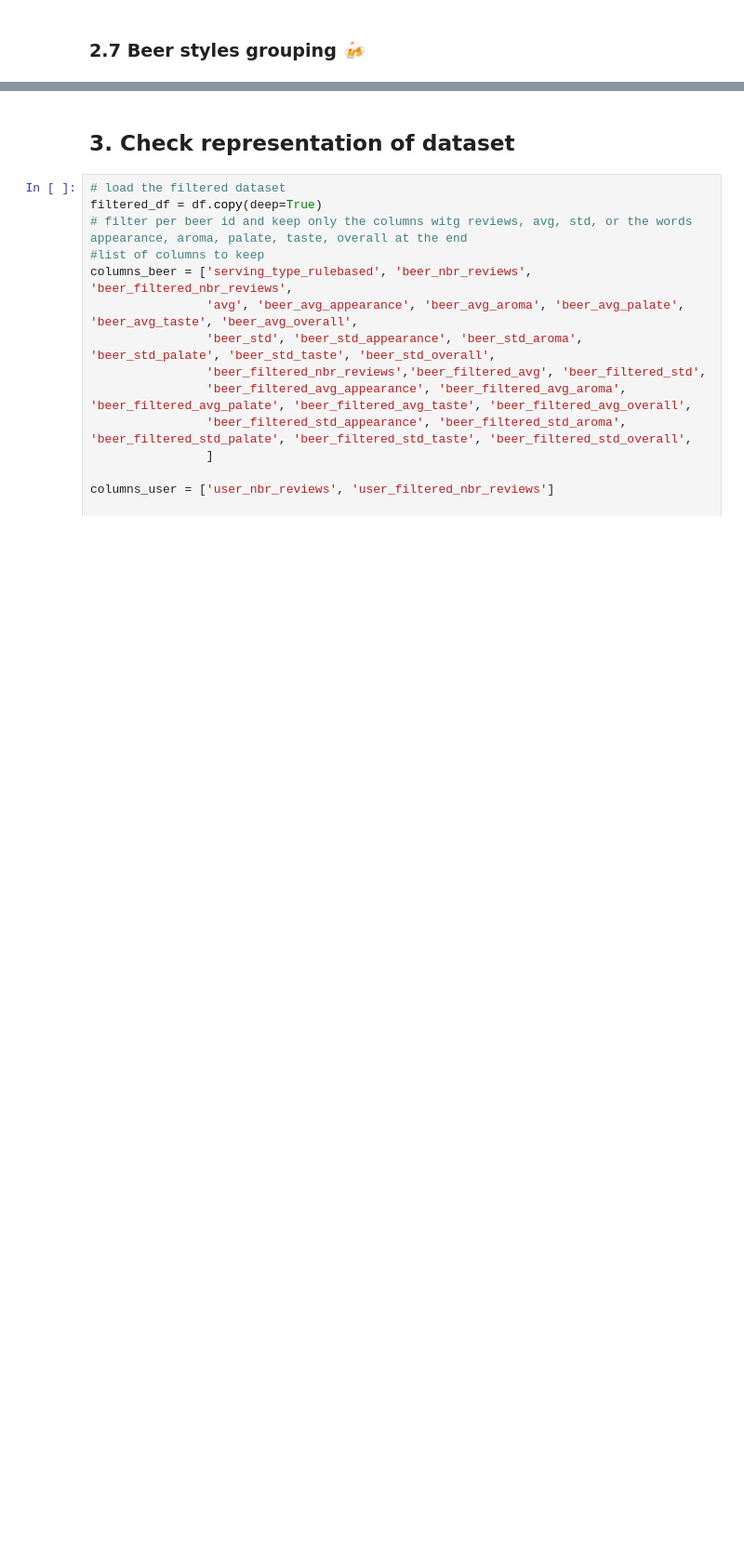
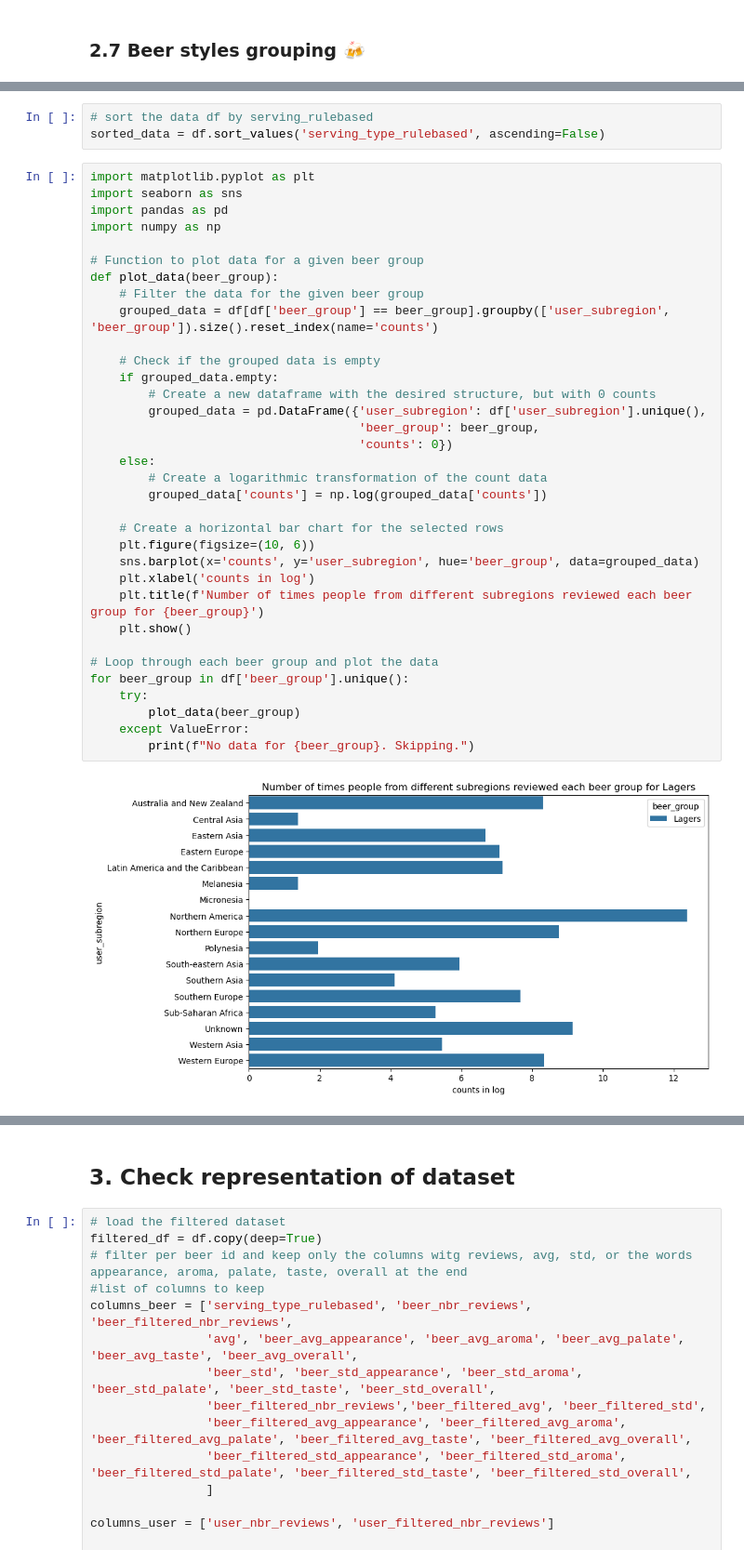
Before and after one commit to epfl-ada/ada-2023-project-beeradaventure46, a Jupyter notebook: Milestone_2.ipynb, the cells around one changed output, grey strips where cells are left out. Shown at 93% size. Drawn from its saved outputs; the diff is of its cells as text; blank space fills up the shorter version.

```diff
--- a/Milestone_2.ipynb
+++ b/Milestone_2.ipynb
@@ -1253,0 +1410,39 @@ plt.show()
+# %%
+# sort the data df by serving_rulebased
+sorted_data = df.sort_values('serving_type_rulebased', ascending=False)
+# %%
+import matplotlib.pyplot as plt
+import seaborn as sns
+import pandas as pd
+import numpy as np
+
+# Function to plot data for a given beer group
+def plot_data(beer_group):
+    # Filter the data for the given beer group
+    grouped_data = df[df['beer_group'] == beer_group].groupby(['user_subregion', 'beer_group']).size().reset_index(name='counts')
+
+    # Check if the grouped data is empty
+    if grouped_data.empty:
+        # Create a new dataframe with the desired structure, but with 0 counts
+        grouped_data = pd.DataFrame({'user_subregion': df['user_subregion'].unique(),
+                                     'beer_group': beer_group,
+                                     'counts': 0})
+    else:
+        # Create a logarithmic transformation of the count data
+        grouped_data['counts'] = np.log(grouped_data['counts'])
+
+    # Create a horizontal bar chart for the selected rows
+    plt.figure(figsize=(10, 6))
+    sns.barplot(x='counts', y='user_subregion', hue='beer_group', data=grouped_data)
+    plt.xlabel('counts in log')
+    plt.title(f'Number of times people from different subregions reviewed each beer group for {beer_group}')
+    plt.show()
+
+# Loop through each beer group and plot the data
+for beer_group in df['beer_group'].unique():
+    try:
+        plot_data(beer_group)
+    except ValueError:
+        print(f"No data for {beer_group}. Skipping.")
+# %% [output]
+[figure, added]
```
Also changed, not shown: parts of 34 cells of this notebook, 1 other file.
